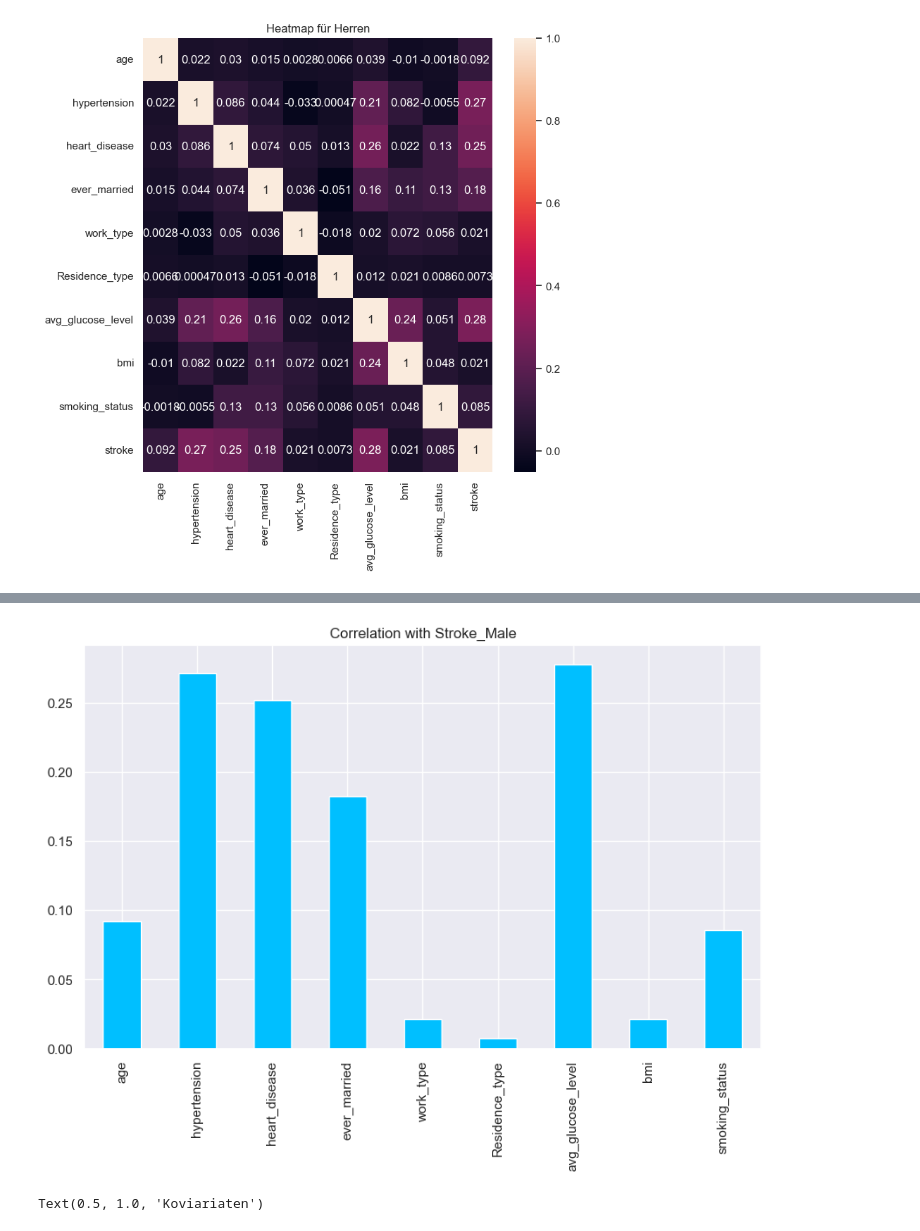
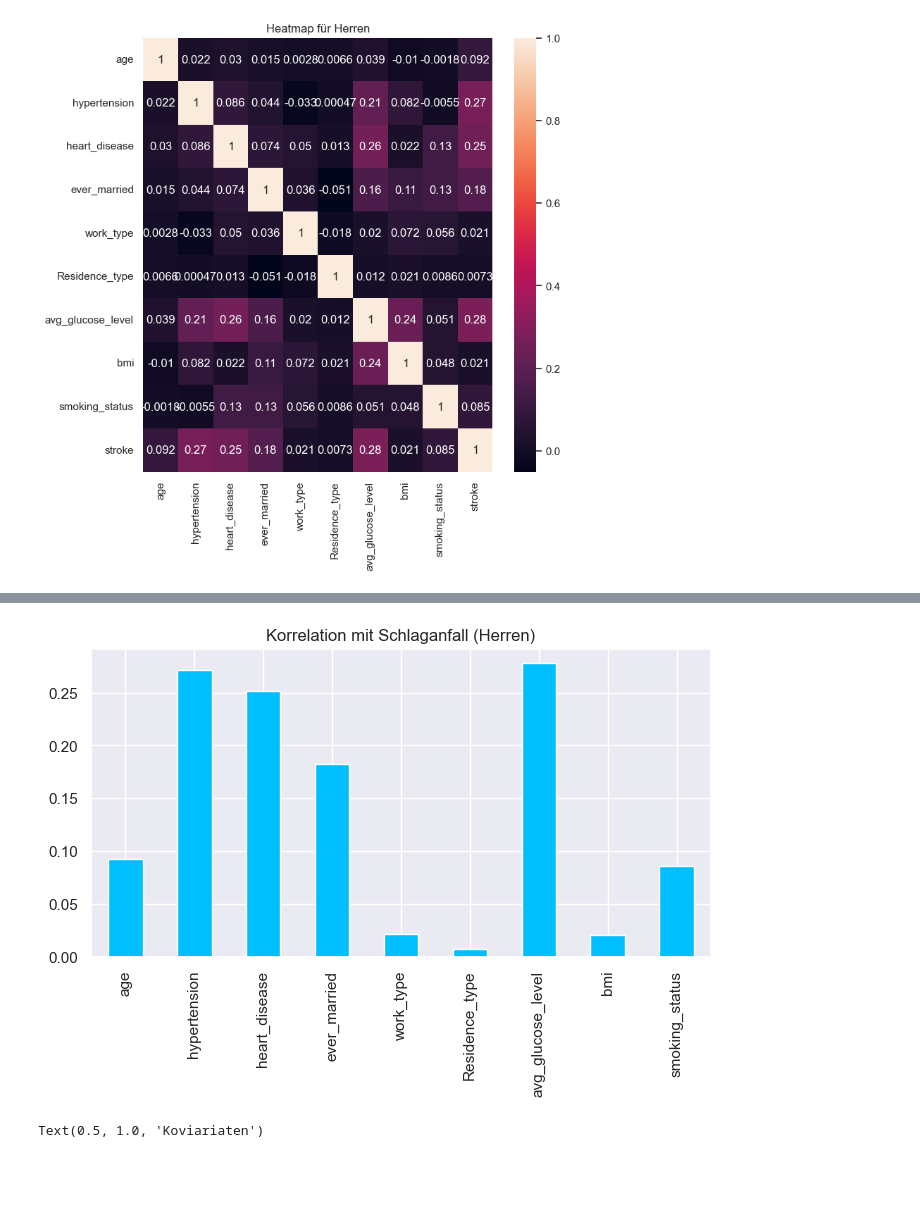
Before and after one commit to NoemiSchweikle/projektarbeit_digethic_noemi, a Jupyter notebook: src/projekt.ipynb, the cells around one changed output, grey strips where cells are left out. Drawn from its saved outputs; the diff is of its cells as text; code cells hidden in the pictures; blank space fills up the shorter version.

```diff
--- a/src/projekt.ipynb
+++ b/src/projekt.ipynb
@@ -305,7 +322,7 @@ data_female.drop('stroke', axis=1).corrwith(data_female.stroke).plot(kind='bar',
 # %%
 #Männer
-data_male.drop('stroke', axis=1).corrwith(data_male.stroke).plot(kind='bar', grid=True, figsize=(10, 6),
-                                                       title="Correlation with Stroke_Male",color="deepskyblue");
+data_male.drop('stroke', axis=1).corrwith(data_male.stroke).plot(kind='bar', grid=True, figsize=(8, 4),
+                                                       title="Korrelation mit Schlaganfall (Herren)",color="deepskyblue");
 # %% [output]
-[figure, old version]
+[figure, new version]
 # %%
```
Also changed, not shown: parts of 44 cells of this notebook, 2 other files.
